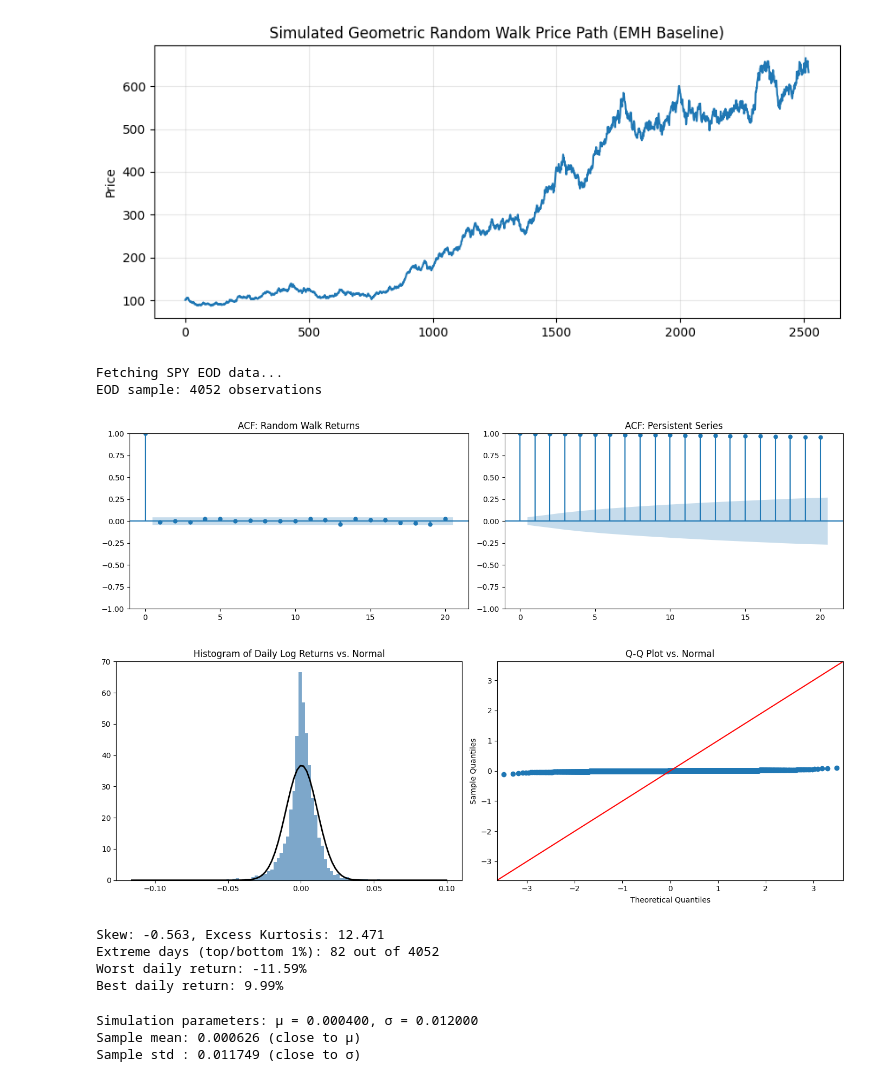
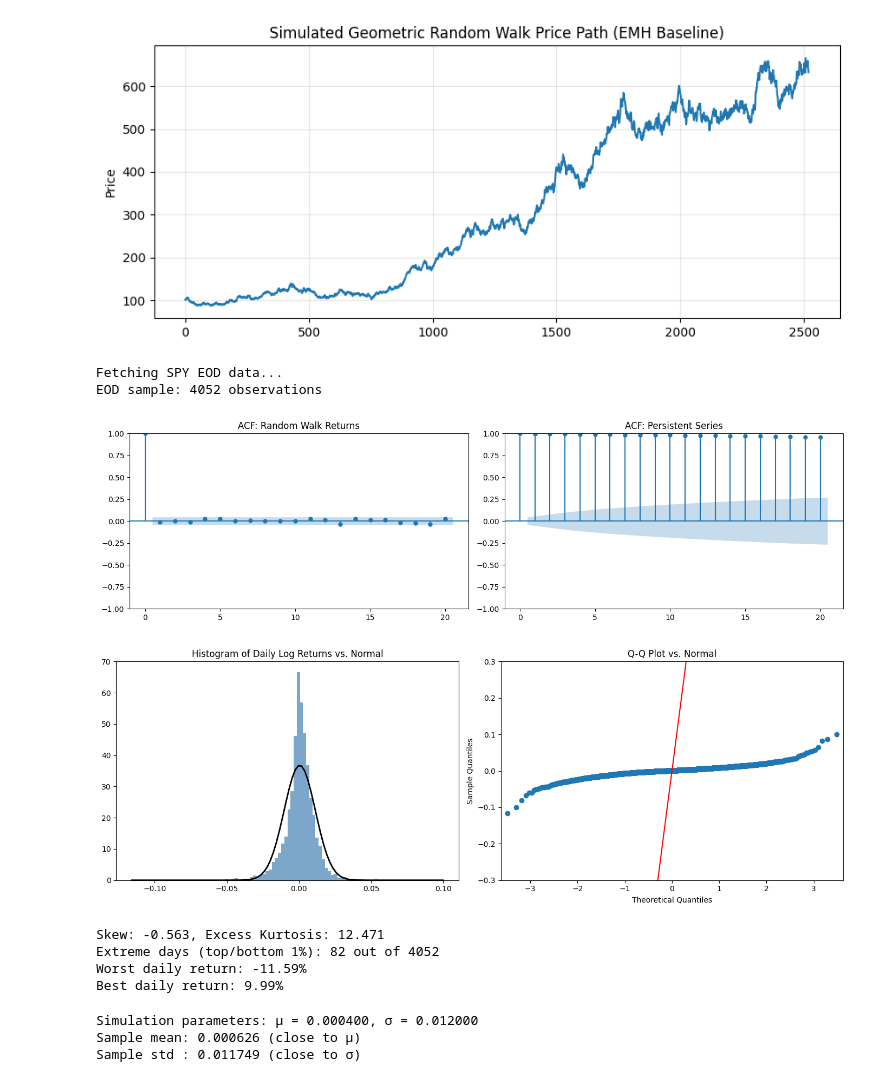
Before and after one commit to meacreatio/tpq, a Jupyter notebook: week5/paat_2.ipynb, the cells around one changed output. Drawn from its saved outputs; the diff is of its cells as text; code cells hidden in the pictures.

Commit message:
fix q-q plot y axis

```diff
--- a/week5/paat_2.ipynb
+++ b/week5/paat_2.ipynb
@@ -124,40 +124,41 @@ ax1.set_title("Histogram of Daily Log Returns vs. Normal")
 
 sm.qqplot(spy_ret, line='45', ax=ax2)
 ax2.set_title("Q-Q Plot vs. Normal")
+ax2.set_ylim(-0.3, 0.3)
 
 plt.tight_layout()
 plt.show()
 
 print(f"Skew: {stats.skew(spy_ret):.3f}, Excess Kurtosis: {stats.kurtosis(spy_ret):.3f}")
 
 # =============================================================================
 # Question 5
 # Describe the purpose of analysing extreme days in return data.
 # Why are tail events especially relevant for trading strategies and risk limits?
 # =============================================================================
 
 # Purpose:
 # - Quantify tail risk (VaR, ES).
 # - Identify clustering or patterns in extremes.
 # - Stress-test strategies during crises.
 
 # Relevance:
 # - Tails drive most PnL variability (fat-tailed distributions).
 # - Many strategies fail in extremes (e.g., momentum crashes).
 # - Risk limits must survive rare events; normality underestimates tail risk.
 
 threshold = np.percentile(spy_ret, [1, 99])
 extreme_days = spy_ret[(spy_ret < threshold[0]) | (spy_ret > threshold[1])]
 
 print(f"Extreme days (top/bottom 1%): {len(extreme_days)} out of {len(spy_ret)}")
 print(f"Worst daily return: {spy_ret.min():.2%}")
 print(f"Best daily return: {spy_ret.max():.2%}")
 # %% [output]
 [figure]
 Fetching SPY EOD data...
 EOD sample: 4052 observations
 [figure]
-[figure, old version]
+[figure, new version]
 Skew: -0.563, Excess Kurtosis: 12.471
 Extreme days (top/bottom 1%): 82 out of 4052
 Worst daily return: -11.59%
```
Also changed, not shown: parts of 2 cells of this notebook.
